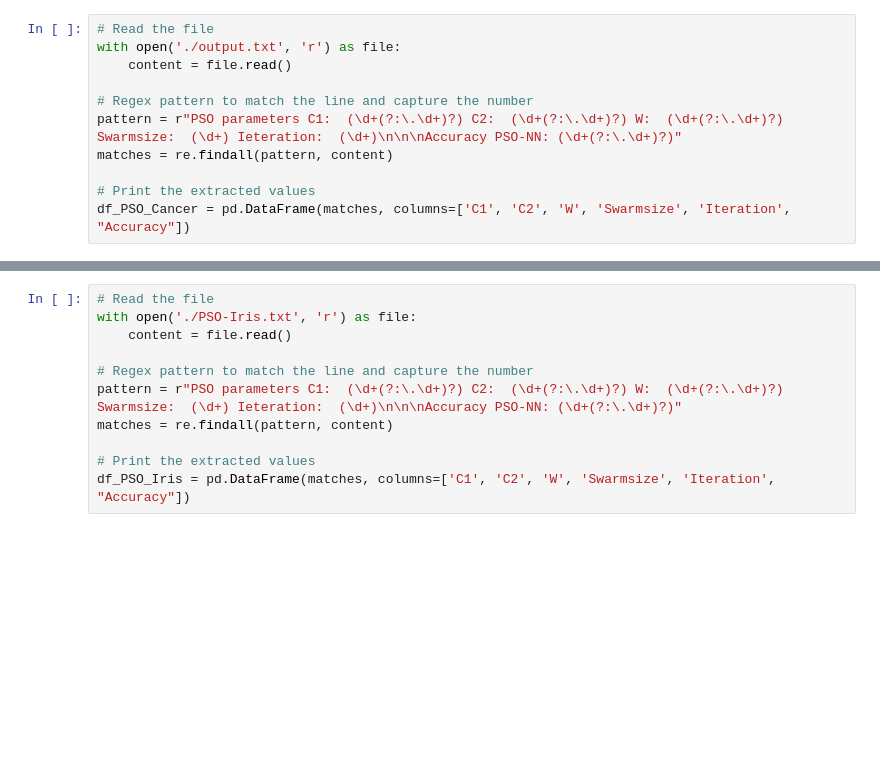
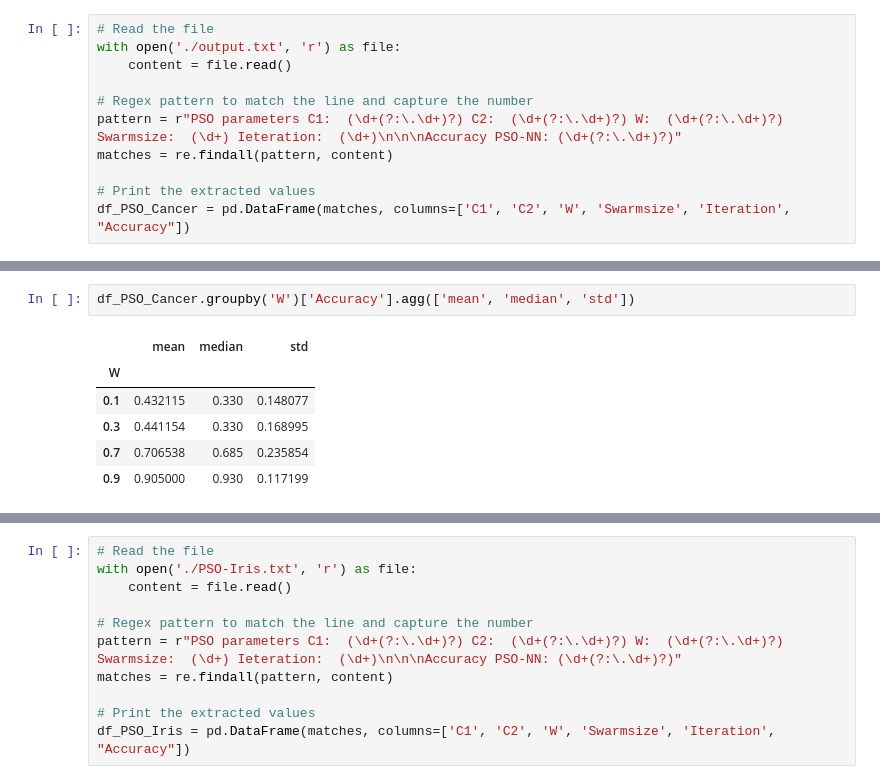
Before and after one commit to GuiOli91/SOS_SI, a Jupyter notebook: 2_part/extract_data.ipynb, the cells around one changed output, grey strips where cells are left out. Cells and saved outputs as stored; diff of their text form; blank space fills up the shorter version.

```diff
--- a/2_part/extract_data.ipynb
+++ b/2_part/extract_data.ipynb
@@ -86,0 +94,9 @@ df
+# %%
+df_PSO_Cancer.groupby('W')['Accuracy'].agg(['mean', 'median', 'std'])
+# %% [output]
+|  | mean | median | std |
+| W |  |  |  |
+| 0.1 | 0.432115 | 0.330 | 0.148077 |
+| 0.3 | 0.441154 | 0.330 | 0.168995 |
+| 0.7 | 0.706538 | 0.685 | 0.235854 |
+| 0.9 | 0.905000 | 0.930 | 0.117199 |
```
Also changed, not shown: parts of 10 cells of this notebook, 1 other file.
